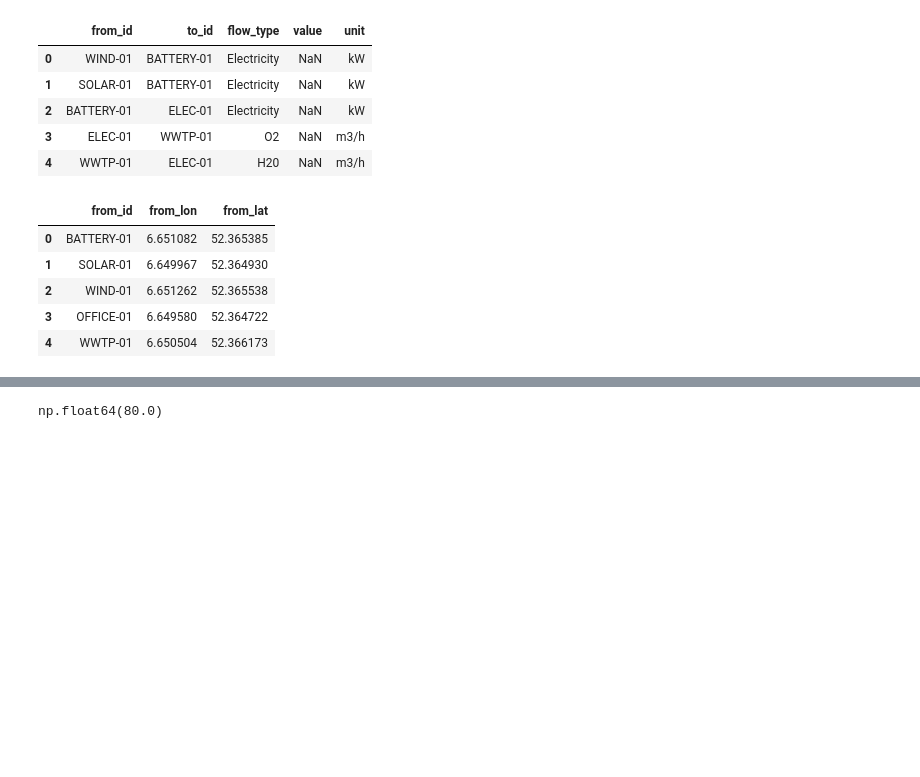
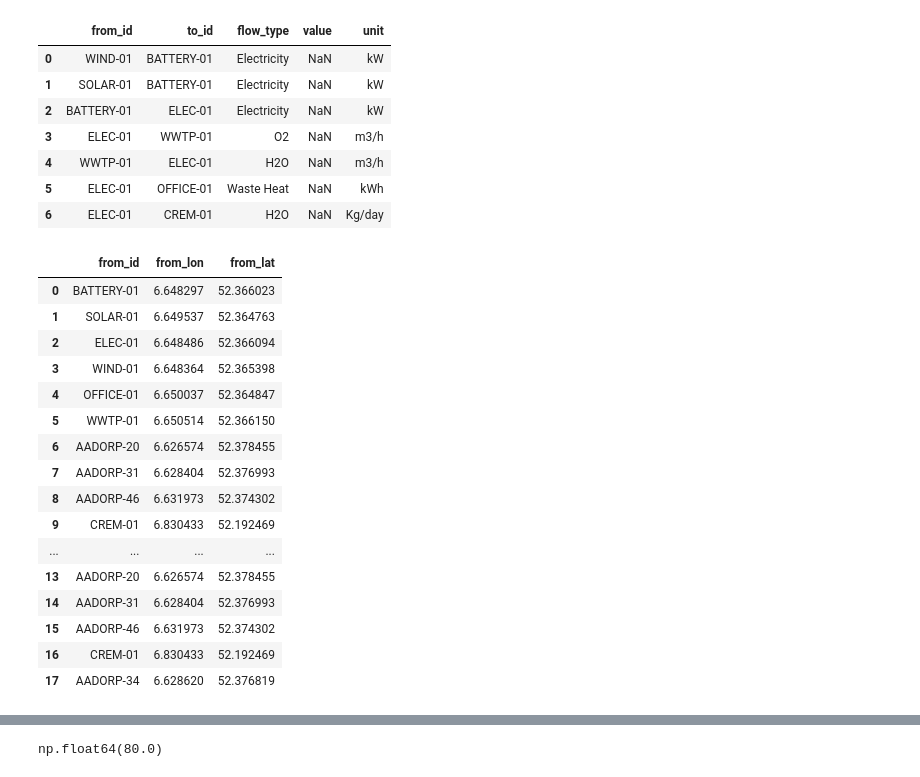
Before and after one commit to hishvm0/IS2H4C-DT, a Jupyter notebook: dashboard/testing_area.ipynb, the cells around one changed output, grey strips where cells are left out. Drawn from its saved outputs; the diff is of its cells as text; code cells hidden in the pictures; blank space fills up the shorter version.

```diff
--- a/dashboard/testing_area.ipynb
+++ b/dashboard/testing_area.ipynb
@@ -9,24 +9,37 @@ gdf_nodes['lat'] = gdf_nodes.geometry.apply(lambda geom: geom.y)
 
 df_from_to = pd.read_csv("../map/data/flows.csv")
 # %%
-gdf_nodes.head()
-df_from_to.head()
+
+df_from_to
 # %% [output]
 |  | from_id | to_id | flow_type | value | unit |
 | 0 | WIND-01 | BATTERY-01 | Electricity | NaN | kW |
 | 1 | SOLAR-01 | BATTERY-01 | Electricity | NaN | kW |
 | 2 | BATTERY-01 | ELEC-01 | Electricity | NaN | kW |
 | 3 | ELEC-01 | WWTP-01 | O2 | NaN | m3/h |
-| 4 | WWTP-01 | ELEC-01 | H20 | NaN | m3/h |
+| 4 | WWTP-01 | ELEC-01 | H2O | NaN | m3/h |
+| 5 | ELEC-01 | OFFICE-01 | Waste Heat | NaN | kWh |
+| 6 | ELEC-01 | CREM-01 | H2O | NaN | Kg/day |
 # %%
 src = gdf_nodes.rename(columns={"id": "from_id", "lon": "from_lon", "lat": "from_lat"})[["from_id", "from_lon", "from_lat"]]
 dst = gdf_nodes.rename(columns={"id": "to_id",   "lon": "to_lon",   "lat": "to_lat"})[["to_id",   "to_lon",   "to_lat"]]
 # %%
-src.head()
+src
 # %% [output]
 |  | from_id | from_lon | from_lat |
-| 0 | BATTERY-01 | 6.651082 | 52.365385 |
-| 1 | SOLAR-01 | 6.649967 | 52.364930 |
-| 2 | WIND-01 | 6.651262 | 52.365538 |
-| 3 | OFFICE-01 | 6.649580 | 52.364722 |
-| 4 | WWTP-01 | 6.650504 | 52.366173 |
+| 0 | BATTERY-01 | 6.648297 | 52.366023 |
+| 1 | SOLAR-01 | 6.649537 | 52.364763 |
+| 2 | ELEC-01 | 6.648486 | 52.366094 |
+| 3 | WIND-01 | 6.648364 | 52.365398 |
+| 4 | OFFICE-01 | 6.650037 | 52.364847 |
+| 5 | WWTP-01 | 6.650514 | 52.366150 |
+| 6 | AADORP-20 | 6.626574 | 52.378455 |
+| 7 | AADORP-31 | 6.628404 | 52.376993 |
+| 8 | AADORP-46 | 6.631973 | 52.374302 |
+| 9 | CREM-01 | 6.830433 | 52.192469 |
+| ... | ... | ... | ... |
+| 13 | AADORP-20 | 6.626574 | 52.378455 |
+| 14 | AADORP-31 | 6.628404 | 52.376993 |
+| 15 | AADORP-46 | 6.631973 | 52.374302 |
+| 16 | CREM-01 | 6.830433 | 52.192469 |
+| 17 | AADORP-34 | 6.628620 | 52.376819 |
```
Also changed, not shown: parts of 6 cells of this notebook.
